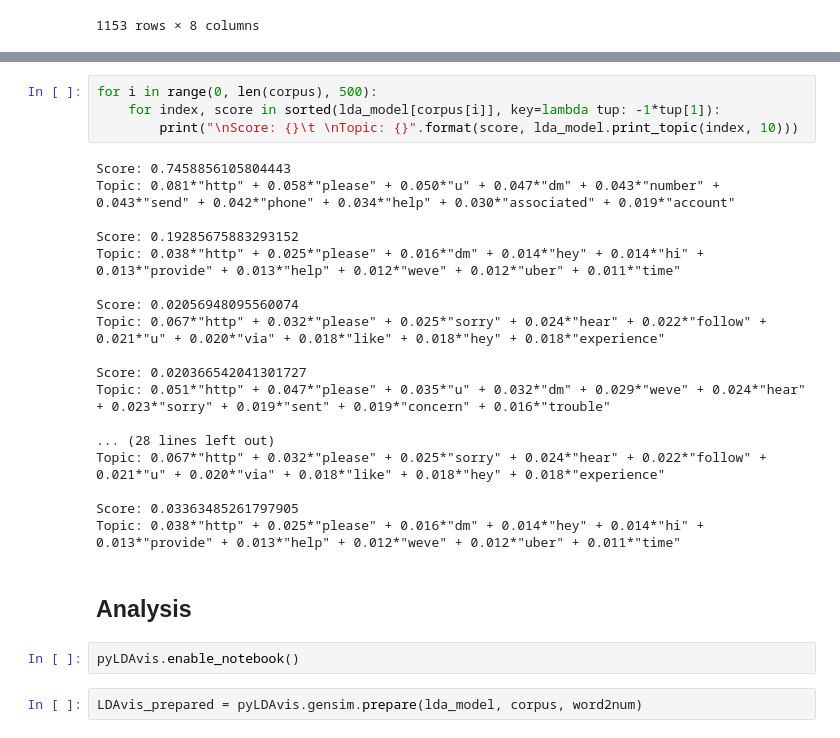
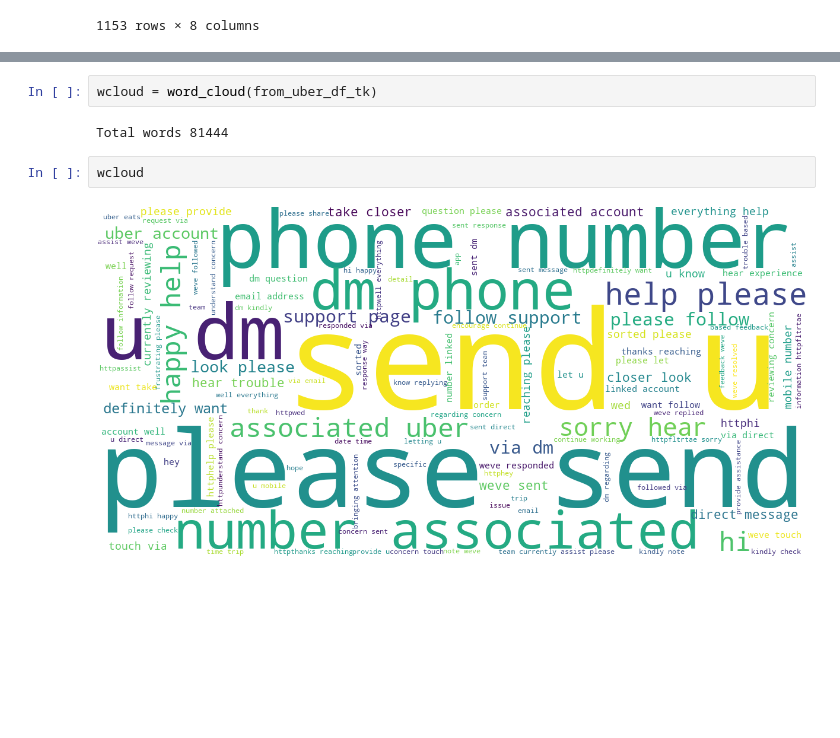
Before and after one commit to bogdan-tanasie/SMF, a Jupyter notebook: TopicModeling.ipynb, the cells around one changed output, grey strips where cells are left out. Cells and saved outputs as stored; diff of their text form; blank space fills up the shorter version.

```diff
--- a/TopicModeling.ipynb
+++ b/TopicModeling.ipynb
@@ -341,28 +201,8 @@ lda_model.print_topics()
-# %%
-for i in range(0, len(corpus), 500):
-    for index, score in sorted(lda_model[corpus[i]], key=lambda tup: -1*tup[1]):
-        print("\nScore: {}\t \nTopic: {}".format(score, lda_model.print_topic(index, 10)))
-# %% [output]
-Score: 0.7458856105804443
-Topic: 0.081*"http" + 0.058*"please" + 0.050*"u" + 0.047*"dm" + 0.043*"number" + 0.043*"send" + 0.042*"phone" + 0.034*"help" + 0.030*"associated" + 0.019*"account"
-
-Score: 0.19285675883293152
-Topic: 0.038*"http" + 0.025*"please" + 0.016*"dm" + 0.014*"hey" + 0.014*"hi" + 0.013*"provide" + 0.013*"help" + 0.012*"weve" + 0.012*"uber" + 0.011*"time"
-
-Score: 0.02056948095560074
-Topic: 0.067*"http" + 0.032*"please" + 0.025*"sorry" + 0.024*"hear" + 0.022*"follow" + 0.021*"u" + 0.020*"via" + 0.018*"like" + 0.018*"hey" + 0.018*"experience"
-
-Score: 0.020366542041301727
-Topic: 0.051*"http" + 0.047*"please" + 0.035*"u" + 0.032*"dm" + 0.029*"weve" + 0.024*"hear" + 0.023*"sorry" + 0.019*"sent" + 0.019*"concern" + 0.016*"trouble"
-
-... (28 lines left out)
-Topic: 0.067*"http" + 0.032*"please" + 0.025*"sorry" + 0.024*"hear" + 0.022*"follow" + 0.021*"u" + 0.020*"via" + 0.018*"like" + 0.018*"hey" + 0.018*"experience"
-
-Score: 0.03363485261797905
-Topic: 0.038*"http" + 0.025*"please" + 0.016*"dm" + 0.014*"hey" + 0.014*"hi" + 0.013*"provide" + 0.013*"help" + 0.012*"weve" + 0.012*"uber" + 0.011*"time"
-# %% [markdown]
-## Analysis
-# %%
-pyLDAvis.enable_notebook()
-# %%
-LDAvis_prepared = pyLDAvis.gensim.prepare(lda_model, corpus, word2num)
+# %%
+wcloud = word_cloud(from_uber_df_tk)
+# %% [output]
+Total words 81444
+# %%
+wcloud
+# %% [output]
+[figure, added]
```
Also changed, not shown: parts of 98 cells of this notebook, 13 other files.
